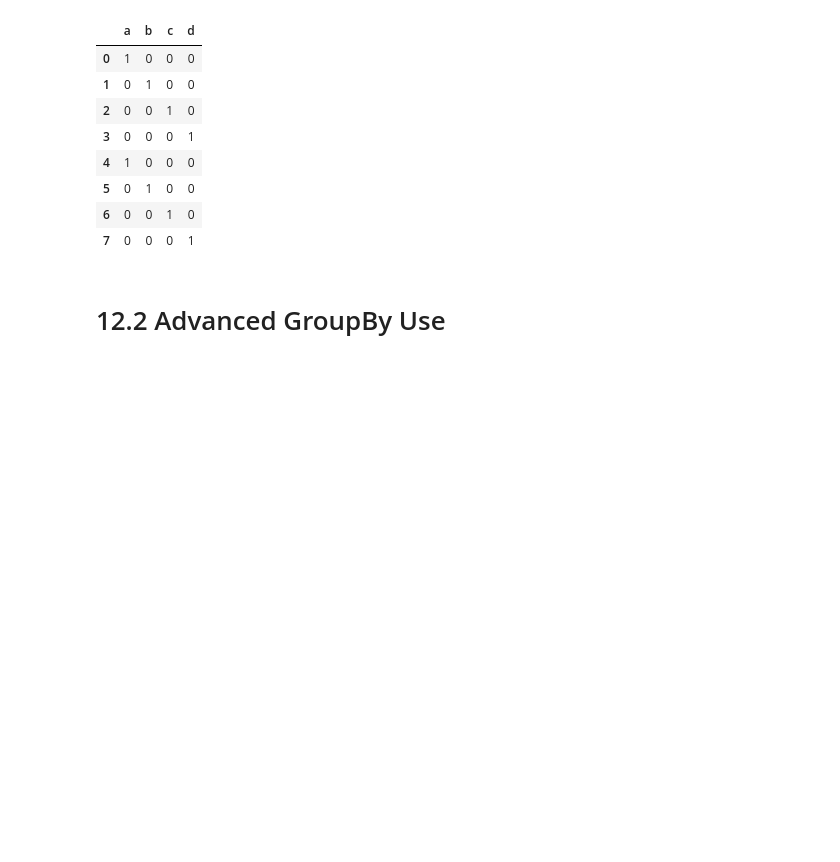
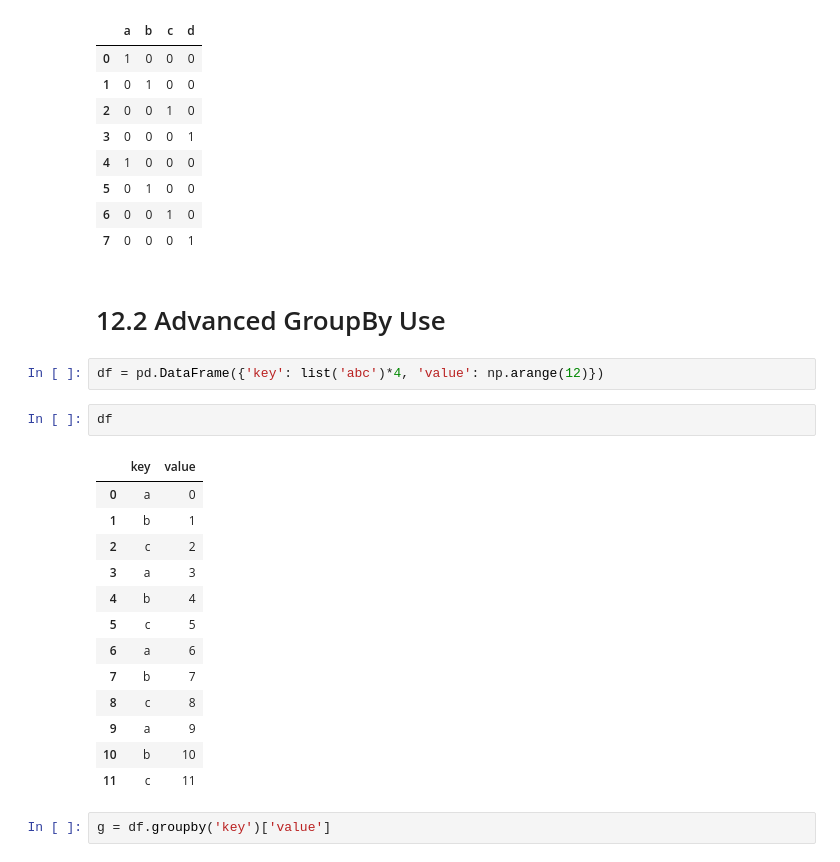
Before and after one commit to DanishHudani/Python-for-Data-Analysis-OReilly, a Jupyter notebook: Python for Data Analysis by Wes McKinney/Coding Samples/Chp12 - Advanced Pandas/Chp12 - Advanced Pandas.ipynb, the cells around one changed output. Drawn from its saved outputs; the diff is of its cells as text; blank space fills up the shorter version.

```diff
--- a/Python for Data Analysis by Wes McKinney/Coding Samples/Chp12 - Advanced Pandas/Chp12 - Advanced Pandas.ipynb
+++ b/Python for Data Analysis by Wes McKinney/Coding Samples/Chp12 - Advanced Pandas/Chp12 - Advanced Pandas.ipynb
@@ -380,3 +380,23 @@ pd.get_dummies(s)
 | 7 | 0 | 0 | 0 | 1 |
 # %% [markdown]
 # 12.2 Advanced GroupBy Use
+# %%
+df = pd.DataFrame({'key': list('abc')*4, 'value': np.arange(12)})
+# %%
+df
+# %% [output]
+|  | key | value |
+| 0 | a | 0 |
+| 1 | b | 1 |
+| 2 | c | 2 |
+| 3 | a | 3 |
+| 4 | b | 4 |
+| 5 | c | 5 |
+| 6 | a | 6 |
+| 7 | b | 7 |
+| 8 | c | 8 |
+| 9 | a | 9 |
+| 10 | b | 10 |
+| 11 | c | 11 |
+# %%
+g = df.groupby('key')['value']
```
Also changed, not shown: parts of 20 cells of this notebook.
